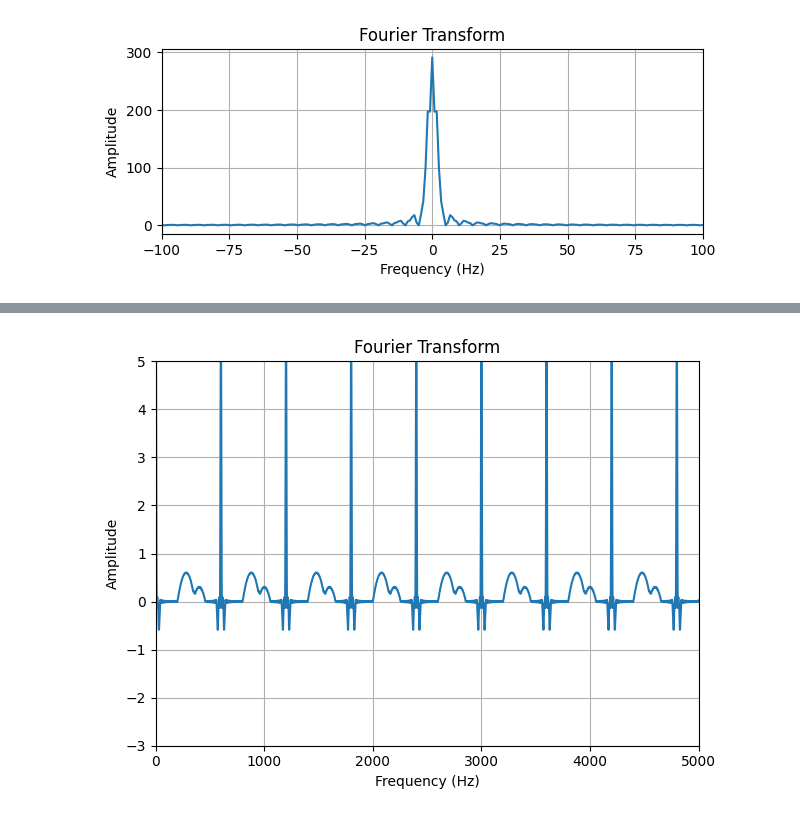
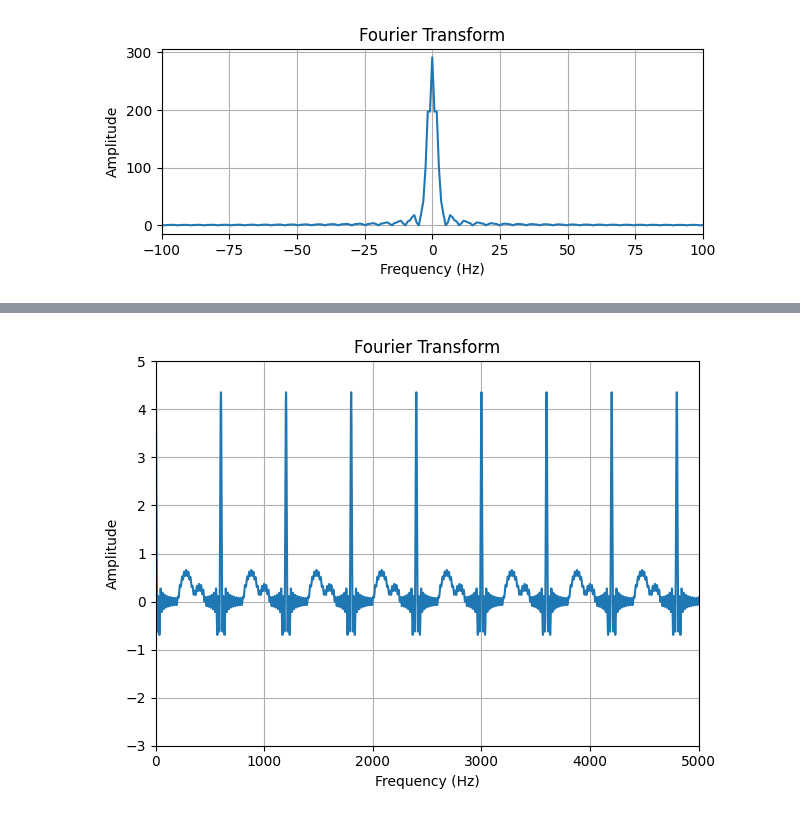
Before and after one commit to SalvatoreAguilera/ECG-SIM, a Jupyter notebook: ecg.ipynb, the cells around one changed output, grey strips where cells are left out. Drawn from its saved outputs; the diff is of its cells as text; code cells hidden in the pictures.

```diff
--- a/ecg.ipynb
+++ b/ecg.ipynb
@@ -329,39 +329,39 @@ def T_wave(n, low, high, amp, c1):
 
 def fourier():
     #R-WAVE
-    n, b, amp, p1, p2 = 60, 2, 2.5, -20, 20
+    n, b, amp, p1, p2 = 30, 2, 2.5, -20, 20
     R_an, R_a0 = r_wave(n,b,amp, p1,p2)
     #Q_an, Q_a0 = coefficients(n, b, amp, 20, 40, -60)
     S_an, S_a0 = s_wave(n, b, amp, abs(p1)+abs(p2), 20, 40, -60)
     T_an, T_a0, T_bn = T_wave(n, 200, 360, .6,-280)
     P_an, P_a0, P_bn = T_wave(n, -260, -143, .3, 200)
     #R_an +=  Q_an + S_an
     R_a0 +=  T_a0 + S_a0 + P_a0
 
     x = np.arange(-10000, 10000, 1)
 
     y = np.zeros(len(x))
     for j in range (len(x)):
         for i in range(1,n+1):
             y[j] +=  (np.cos((np.pi*i*x[j])/300) * T_an[i-1]) + (np.sin((np.pi*i*x[j])/300) * T_bn[i-1])
             y[j] +=  (np.cos((np.pi*i*x[j])/300) * R_an[i-1])
             y[j] +=  (np.cos((np.pi*i*x[j])/300) * S_an[i-1])
             y[j] +=  (np.cos((np.pi*i*x[j])/300) * P_an[i-1]) + (np.sin((np.pi*i*x[j])/300) * P_bn[i-1])
         y[j] += (R_a0/2)
     return x, y
 
 x, y = fourier()
 plt.plot(x, y)
 plt.title('Fourier Transform')
 plt.xlabel('Frequency (Hz)')
 plt.ylabel('Amplitude')
 plt.grid(True)
 plt.ylim(-3, 5)
 plt.xlim(0, 5000)
 plt.tight_layout()
 plt.show()
 # %% [output]
-[figure, old version]
+[figure, new version]
 # %%
 
 import numpy as np
```
Also changed, not shown: parts of 4 cells of this notebook, 1 other file.
